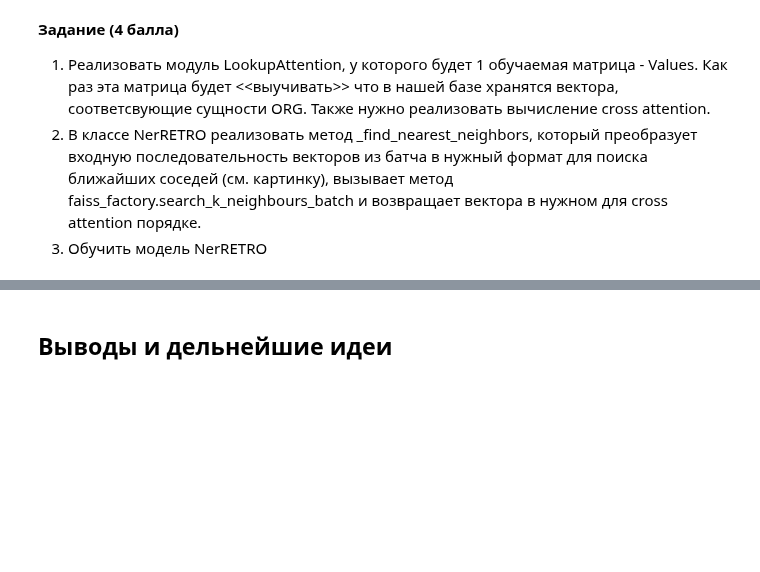
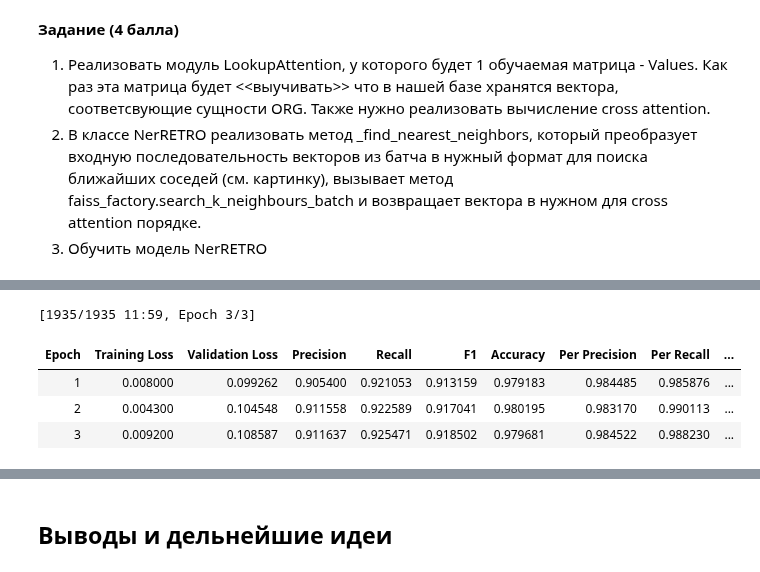
Before and after one commit to i-ovcharenko/LLMPro, a Jupyter notebook: hw8/LLMpro_hw8_Овчаренко_Игорь.ipynb, the cells around one changed output, grey strips where cells are left out. Drawn from its saved outputs; the diff is of its cells as text; code cells hidden in the pictures; blank space fills up the shorter version.

```diff
--- a/hw8/LLMpro_hw8_Овчаренко_Игорь.ipynb
+++ b/hw8/LLMpro_hw8_Овчаренко_Игорь.ipynb
@@ -1181,0 +3904,79 @@ trainer.evaluate()
+# %%
+# токенайзер и базу загрузили в предыдущем шаге. Кстати, зачем использовать исходную модель, не лучше ли прямо нашу свежеобученную?
+
+# tokenizer = AutoTokenizer.from_pretrained(MODEL_NAME)
+# lookup_db = LookupDatabase(tokenizer, db_words)
+
+# YOUR TRAINING HERE
+from pathlib import Path
+
+import torch
+from transformers import Trainer, TrainingArguments, EarlyStoppingCallback, set_seed
+
+
+SEED = 42
+RETRO_OUTPUT_DIR = Path("rubert_ner_retro_k10")
+
+set_seed(SEED)
+use_cuda = next(retro_ner.parameters()).is_cuda
+use_bf16 = use_cuda and torch.cuda.is_bf16_supported()
+
+retro_args = TrainingArguments(
+    output_dir=str(RETRO_OUTPUT_DIR),
+
+    num_train_epochs=3,
+    learning_rate=1e-5,       # Осторожное дообучение уже обученного BERT и новой Values.
+    weight_decay=0.01,
+    warmup_ratio=0.1,         # Плавный разгон обновлений, пока новая ветка начинает обучаться.
+    lr_scheduler_type="linear",
+    optim="adamw_torch",
+
+    # Два энкодера и векторы соседей требуют дополнительной памяти.
+    # На одной GPU эффективный batch size остаётся 4 × 4 = 16.
+    per_device_train_batch_size=4,
+    per_device_eval_batch_size=4,
+    gradient_accumulation_steps=4,
+
+    bf16=use_bf16,
+    fp16=use_cuda and not use_bf16,
+
+    eval_strategy="epoch",
+    save_strategy="epoch",
+    load_best_model_at_end=True,
+    metric_for_best_model="f1",  # Следим за общим качеством, а не только улучшением ORG. TODO Или только по ORG пройти?
+    greater_is_better=True,
+    save_total_limit=2,
+
+    logging_strategy="steps",
+    logging_steps=50,         # Интервал в обновлениях оптимизатора, не в микробатчах.
+    report_to="none",
+
+    dataloader_num_workers=0, # Для первого запуска в Windows/Jupyter.
+    dataloader_pin_memory=use_cuda,
+
+    seed=SEED,
+    data_seed=SEED,
+)
+
+retro_trainer = Trainer(
+    model=retro_ner,
+    args=retro_args,
+    train_dataset=tokenized_datasets["train"],
+    eval_dataset=tokenized_datasets["validation"],
+    data_collator=data_collator,
+    compute_metrics=compute_metrics,
+    processing_class=retro_tokenizer,
+    callbacks=[
+        # При оценке раз в эпоху: остановка после двух эпох без улучшения F1.
+        # хотя, при первом обучении Берта не помогло.
+        EarlyStoppingCallback(early_stopping_patience=2),
+    ],
+)
+
+retro_train_result = retro_trainer.train()
+# %% [output]
+[1935/1935 11:59, Epoch 3/3]
+| Epoch | Training Loss | Validation Loss | Precision | Recall | F1 | Accuracy | Per Precision | Per Recall | ... |
+| 1 | 0.008000 | 0.099262 | 0.905400 | 0.921053 | 0.913159 | 0.979183 | 0.984485 | 0.985876 | ... |
+| 2 | 0.004300 | 0.104548 | 0.911558 | 0.922589 | 0.917041 | 0.980195 | 0.983170 | 0.990113 | ... |
+| 3 | 0.009200 | 0.108587 | 0.911637 | 0.925471 | 0.918502 | 0.979681 | 0.984522 | 0.988230 | ... |
```
Also changed, not shown: parts of 74 cells of this notebook.
